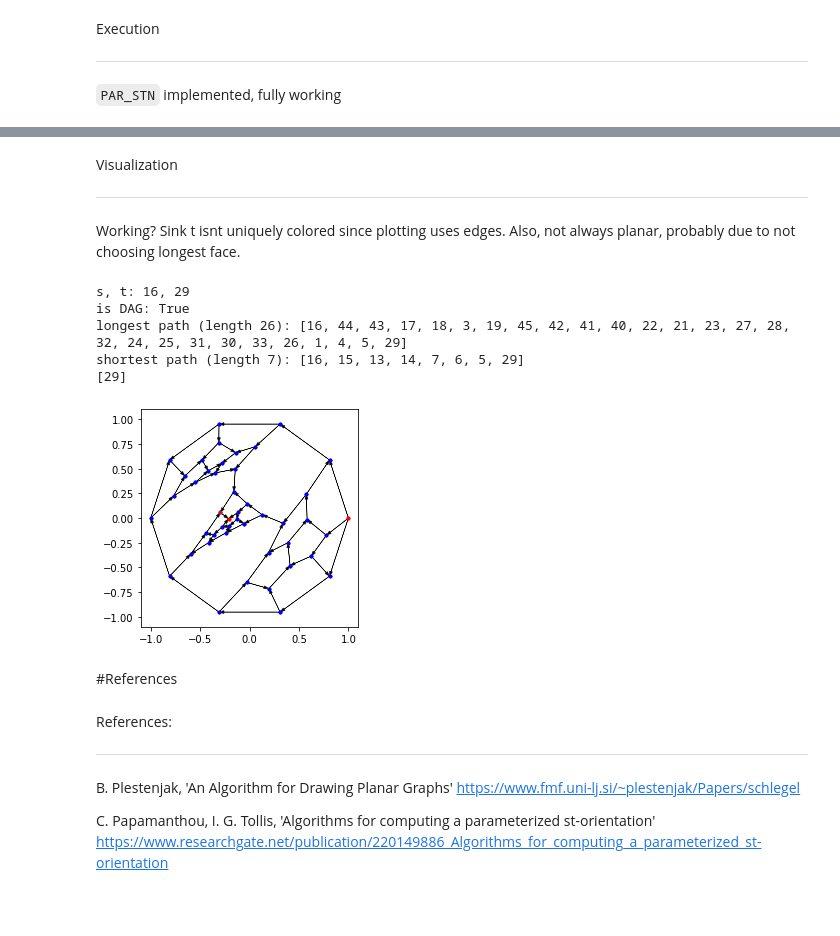
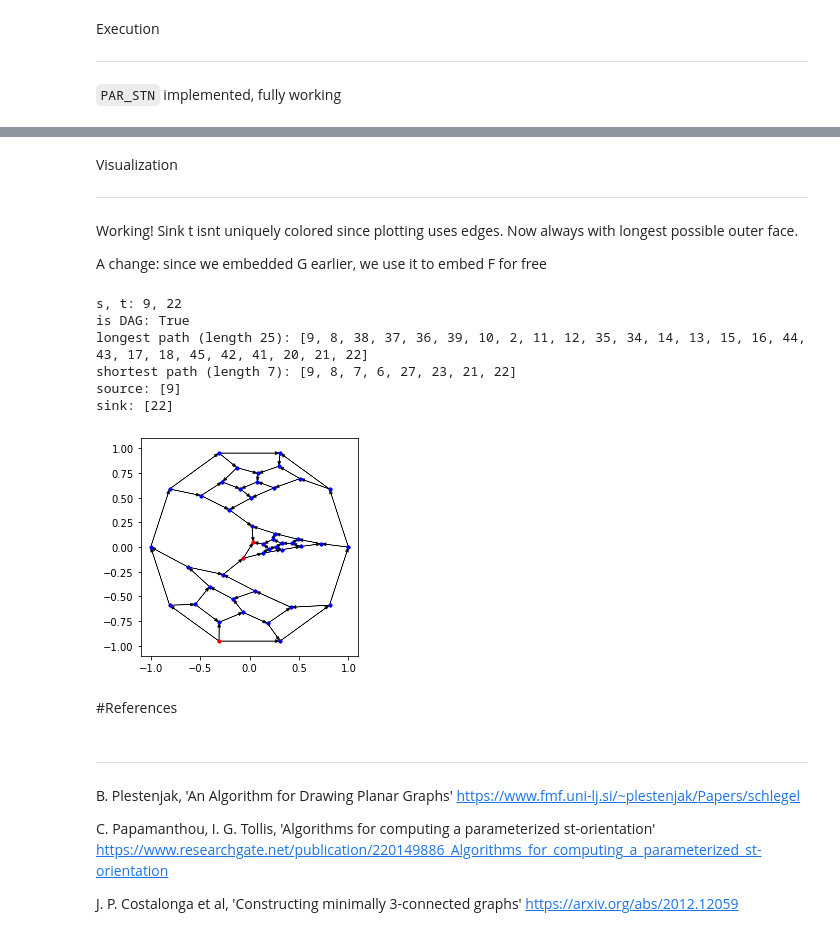
Before and after one commit to jar2333/3stGraphGen, a Jupyter notebook: 3_Connected_st_Orientations.ipynb, the cells around one changed output, grey strips where cells are left out. Cells and saved outputs as stored; diff of their text form; code cells hidden in the pictures; blank space fills up the shorter version.

```diff
--- a/3_Connected_st_Orientations.ipynb
+++ b/3_Connected_st_Orientations.ipynb
@@ -253,5 +262,27 @@ Assignments
 #example tutte graph
 G = nx.tutte_graph()
 N = G.number_of_nodes()
-# %%
-s, t = random.sample(list(G.nodes), 2) #choose sink more intelligently (accounting distance from source)
+# %%
+#find the biggest cycle in G
+all_loops = [list(nx.find_cycle(G, source=v)) for v in G.nodes]
+
+a = sorted(all_loops, key = lambda s: len(s))
+longest_cycle = a[-1]
+print(f"longest cycle: {longest_cycle}")
+
+#find node nearest to center of embedding
+PlanarEmbed(G, 256, source=0, outerCycle=longest_cycle)
+coordinates = [(v, G.nodes[v]["position"]) for v in G.nodes]
+
+b = sorted(coordinates, key = lambda c: np.linalg.norm(c[1]))
+closest_to_origin = b[0][0]
+
+#make this node t
+t = closest_to_origin
+print(f"t: {t}")
+
+#select a node farthest from t in longest cycle to be s.
+s = random.choice(longest_cycle)[0] #change this random sampling
+print(f"s: {s}")
+
+PlotGraph(G, s=s, t=t)
@@ -296,40 +324,42 @@ Visualization
 ---
 
 
-Working? Sink t isnt uniquely colored since plotting uses edges. Also, not always planar, probably due to not choosing longest face.
+Working! Sink t isnt uniquely colored since plotting uses edges. Now always with longest possible outer face.
+
+A change: since we embedded G earlier, we use it to embed F for free
 # %%
-#We can only embed an undirected graph, so we make a copy of F to embed
-R = nx.Graph(F.edges) #make nondirected copy of F
-PlanarEmbed(R, 256, source=s) #embed copy
-
-for v in R.nodes:
-    for attribute in R.nodes[v]:
-        F.nodes[v][attribute] = R.nodes[v][attribute] #set the embed attributes in directed graph
+for v in G.nodes:
+    for attribute in G.nodes[v]:
+        F.nodes[v][attribute] = G.nodes[v][attribute] #set the embed attributes in directed graph
 
 PlotDirectedGraph(F, s, t) #plot directed graph
 
 longest_path = dag.dag_longest_path(F)
 shortest_path = nx.shortest_path(F, source=s, target=t)
 
 print(f"s, t: {s}, {t}")
 print(f"is DAG: {nx.is_directed_acyclic_graph(F)}")
 print(f"longest path (length {len(longest_path)-1}): {longest_path}")
 print(f"shortest path (length {len(shortest_path)-1}): {shortest_path}")
-print([v for v in F.nodes if F.out_degree(v)==0])
+print(f"source: {[v for v in F.nodes if F.in_degree(v)==0]}")
+print(f"sink: {[v for v in F.nodes if F.out_degree(v)==0]}")
 # %% [output]
-s, t: 16, 29
+s, t: 9, 22
 is DAG: True
-longest path (length 26): [16, 44, 43, 17, 18, 3, 19, 45, 42, 41, 40, 22, 21, 23, 27, 28, 32, 24, 25, 31, 30, 33, 26, 1, 4, 5, 29]
-shortest path (length 7): [16, 15, 13, 14, 7, 6, 5, 29]
-[29]
+longest path (length 25): [9, 8, 38, 37, 36, 39, 10, 2, 11, 12, 35, 34, 14, 13, 15, 16, 44, 43, 17, 18, 45, 42, 41, 20, 21, 22]
+shortest path (length 7): [9, 8, 7, 6, 27, 23, 21, 22]
+source: [9]
+sink: [22]
-[figure, old version]
+[figure, new version]
 # %% [markdown]
 #References
 # %% [markdown]
-References:
+
 
 ---
 
 B. Plestenjak, 'An Algorithm for Drawing Planar Graphs' https://www.fmf.uni-lj.si/~plestenjak/Papers/schlegel
 
 C. Papamanthou, I. G. Tollis, 'Algorithms for computing a parameterized st-orientation' https://www.researchgate.net/publication/220149886_Algorithms_for_computing_a_parameterized_st-orientation
+
+J. P. Costalonga et al, 'Constructing minimally 3-connected graphs' https://arxiv.org/abs/2012.12059
```
Also changed, not shown: parts of 6 cells of this notebook.
